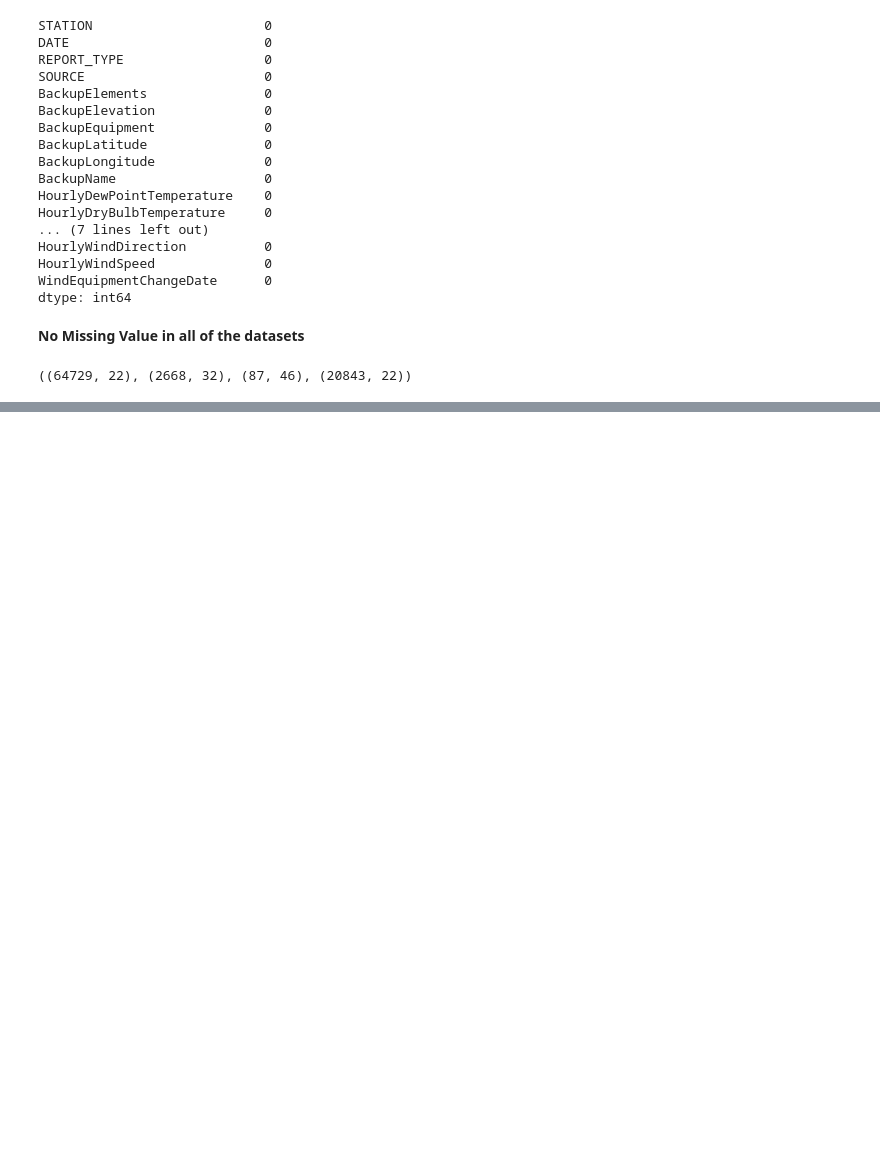
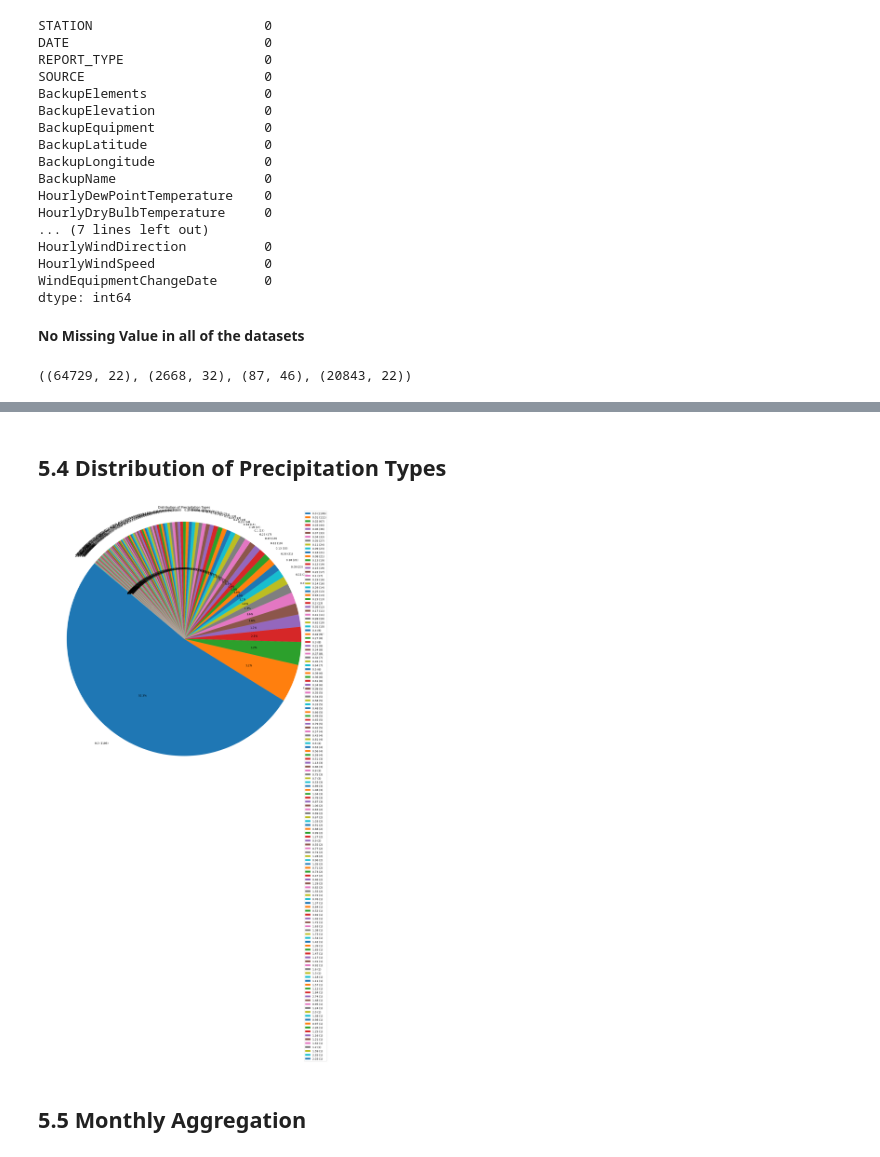
Before and after one commit to tedoaba/CodersCaveInternship, a Jupyter notebook: climate-data-analysis-normal-task-2.ipynb, the cells around one changed output, grey strips where cells are left out. Drawn from its saved outputs; the diff is of its cells as text; code cells hidden in the pictures; blank space fills up the shorter version.

```diff
--- a/climate-data-analysis-normal-task-2.ipynb
+++ b/climate-data-analysis-normal-task-2.ipynb
@@ -584,0 +442,17 @@ By following these detailed steps, you can effectively clean, preprocess, explor
+# %% [markdown]
+## 5.4 Distribution of Precipitation Types
+# %%
+precipitation_counts = daily['DailyPrecipitation'].value_counts()
+
+# Plotting the pie chart with larger figure size and smaller font size for labels
+plt.figure(figsize=(20, 18))
+plt.pie(precipitation_counts, labels=[f'{label} ({count})' for label, count in zip(precipitation_counts.index, precipitation_counts)],
+        autopct='%1.1f%%', startangle=140, textprops={'fontsize': 10})
+plt.title('Distribution of Precipitation Types')
+plt.axis('equal')
+plt.legend(loc='upper right')
+plt.show()
+# %% [output]
+[figure, added]
+# %% [markdown]
+## 5.5 Monthly Aggregation
```
Also changed, not shown: parts of 66 cells of this notebook.
